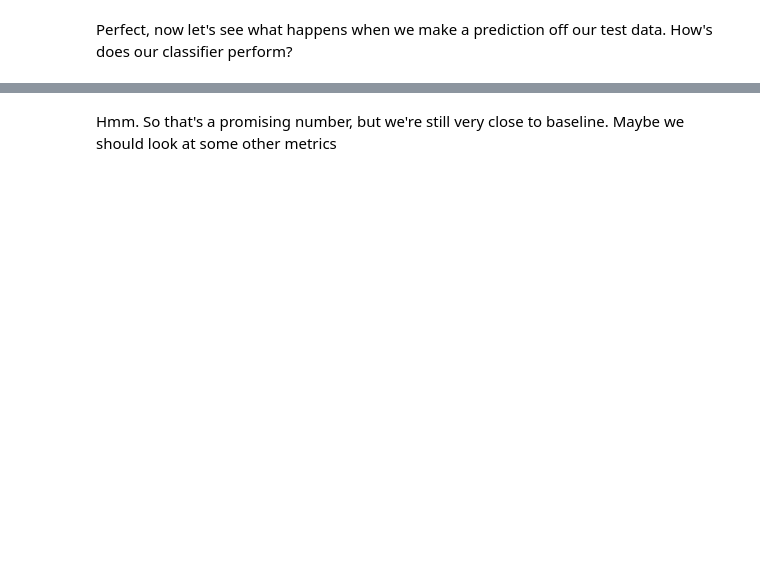
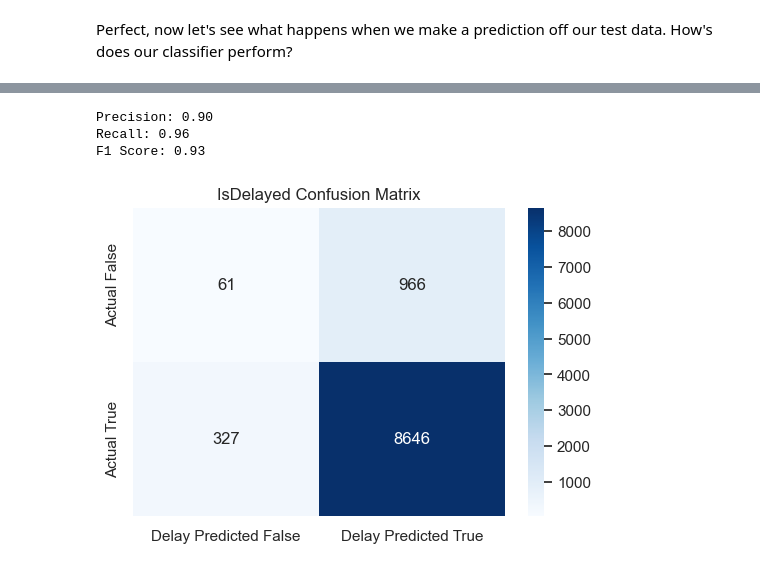
Before and after one commit to ethanbleier/Predicting-Flight-Delays-For-Domestic-Airlines, a Jupyter notebook: project2.ipynb, the cells around one changed output, grey strips where cells are left out. Cells and saved outputs as stored; diff of their text form; code cells hidden in the pictures; blank space fills up the shorter version.

```diff
--- a/project2.ipynb
+++ b/project2.ipynb
@@ -429,22 +510,16 @@ print(f'Baseline accuracy: {(np.mean(y_test == True)):.2f}')
-# %% [markdown]
-Hmm. So that's a promising number, but we're still very close to baseline. Maybe we should look at some other metrics
 # %%
-# TODO: Imports should go in imports cell
-from sklearn.metrics import precision_score
-from sklearn.metrics import recall_score
-from sklearn.metrics import f1_score
-
 # Output some useful metrics
 print(f'Precision: {precision_score(y_test, y_pred):.2f}')
 print(f'Recall: {recall_score(y_test, y_pred):.2f}')
 print(f'F1 Score: {f1_score(y_test, y_pred, average='binary'):.2f}')
 
 
-# TODO: Do we want a confusion matrix?
-
-# mat = confusion_matrix(y_test, y_pred)
-# sns.heatmap(mat, annot=True, fmt='d', cmap='Blues', xticklabels=['False', 'True'], yticklabels=['False', 'True'])
-# plt.ylabel('IsDelayed (actual)')
-# plt.xlabel('IsDelayed (predicted)')
-# plt.title('Confusion Matrix')
-# plt.show()
+mat = confusion_matrix(y_test, y_pred)
+sns.heatmap(mat, annot=True, fmt='d', cmap='Blues', xticklabels=['Delay Predicted False', 'Delay Predicted True'], yticklabels=['Actual False', 'Actual True'])
+plt.title('IsDelayed Confusion Matrix')
+plt.show()
+# %% [output]
+Precision: 0.90
+Recall: 0.96
+F1 Score: 0.93
+[figure, added]
```
Also changed, not shown: parts of 42 cells of this notebook.
